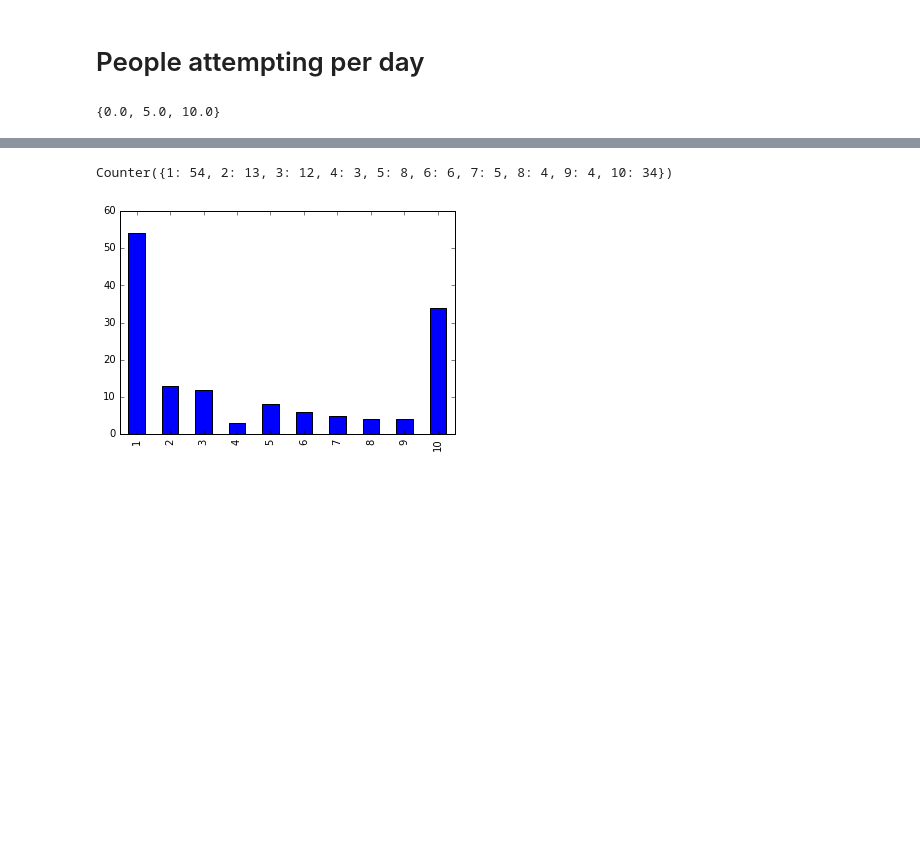
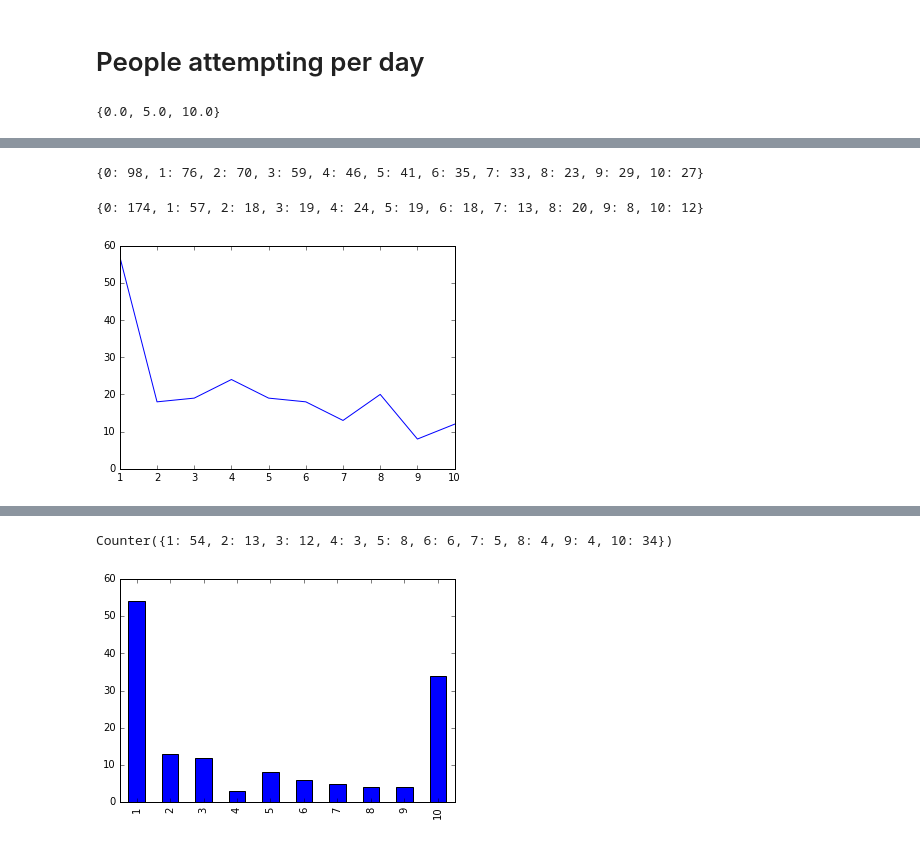
Before and after one commit to NeilNjae/ou-summer-of-code-2017, a Jupyter notebook: data-analysis/task-analysis.ipynb, the cells around one changed output, grey strips where cells are left out. Drawn from its saved outputs; the diff is of its cells as text; code cells hidden in the pictures; blank space fills up the shorter version.

```diff
--- a/data-analysis/task-analysis.ipynb
+++ b/data-analysis/task-analysis.ipynb
@@ -919 +917,24 @@ pbgs[:10];
+# %%
+completers_per_day = {day: set.union(*[best_grades_participants[d, s]
+                                       for d, s in best_grades_participants
+                                       if d == day
+                                       if s != '-'])
+                      for day in icma_numbers
+                     }
+{d: len(completers_per_day[d]) for d in completers_per_day}
+# %% [output]
+{0: 98, 1: 76, 2: 70, 3: 59, 4: 46, 5: 41, 6: 35, 7: 33, 8: 23, 9: 29, 10: 27}
+# %%
+lurkers_per_day = {day: set.union(*[best_grades_participants[d, s]
+                                       for d, s in best_grades_participants
+                                       if d == day
+                                       if s == '-'])
+                      for day in icma_numbers
+                     }
+
+pd.Series({d: len(lurkers_per_day[d]) for d in lurkers_per_day if d > 0}).plot()
+{d: len(lurkers_per_day[d]) for d in lurkers_per_day}
+# %% [output]
+{0: 174, 1: 57, 2: 18, 3: 19, 4: 24, 5: 19, 6: 18, 7: 13, 8: 20, 9: 8, 10: 12}
+[figure, added]
 # %%
```
Also changed, not shown: parts of 25 cells of this notebook, 2 other files.
